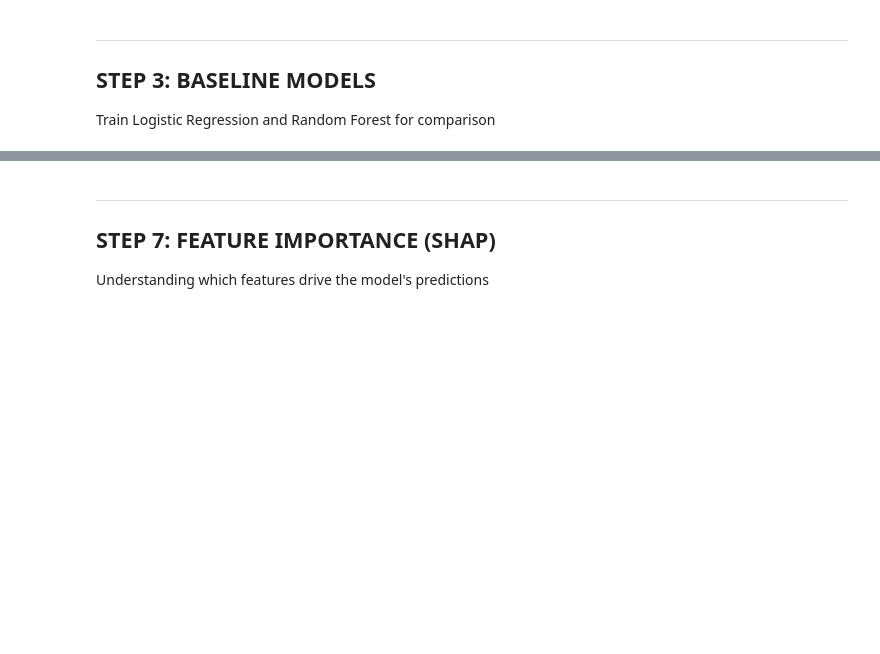
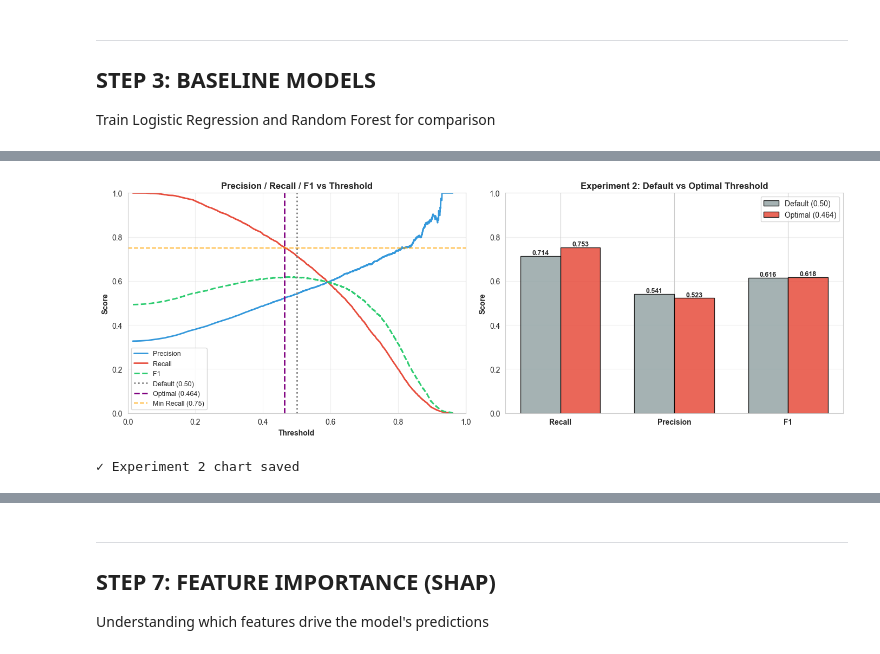
Before and after one commit to Gabriel-mdv/child-stunting-prediction-in-SSAFRICA, a Jupyter notebook: 2_model_training.ipynb, the cells around one changed output, grey strips where cells are left out. Saved outputs shown, nothing was run; the diff lists cells and outputs as text; code cells hidden in the pictures; blank space fills up the shorter version.

```diff
--- a/2_model_training.ipynb
+++ b/2_model_training.ipynb
@@ -641,0 +828,41 @@ print("\n✓ Model comparison chart saved")
+# %%
+# Experiment 2: Precision/Recall/F1 vs Threshold + bar comparison
+y_proba_best = best['y_proba']
+prec_arr, rec_arr, thr_arr = precision_recall_curve(y_test, y_proba_best)
+f1_arr = 2 * prec_arr[:-1] * rec_arr[:-1] / (prec_arr[:-1] + rec_arr[:-1] + 1e-9)
+
+fig, axes = plt.subplots(1, 2, figsize=(14, 5))
+
+ax = axes[0]
+ax.plot(thr_arr, prec_arr[:-1], label='Precision', color='#3498db', lw=2)
+ax.plot(thr_arr, rec_arr[:-1],  label='Recall',    color='#e74c3c', lw=2)
+ax.plot(thr_arr, f1_arr,        label='F1',        color='#2ecc71', lw=2, linestyle='--')
+ax.axvline(0.5,               color='gray',   linestyle=':',  lw=2, label='Default (0.50)')
+ax.axvline(optimal_threshold, color='purple', linestyle='--', lw=2, label=f'Optimal ({optimal_threshold:.3f})')
+ax.axhline(RECALL_TARGET,     color='orange', linestyle='--', lw=1.5, alpha=0.8, label=f'Min Recall ({RECALL_TARGET})')
+ax.set_xlabel('Threshold', fontweight='bold'); ax.set_ylabel('Score', fontweight='bold')
+ax.set_title('Precision / Recall / F1 vs Threshold', fontweight='bold', fontsize=12)
+ax.legend(fontsize=9); ax.grid(alpha=0.3); ax.set_xlim([0,1]); ax.set_ylim([0,1])
+
+ax = axes[1]
+mets = ['Recall', 'Precision', 'F1']
+dv   = [best_default['recall'], best_default['precision'], best_default['f1']]
+ov   = [best['recall'],         best['precision'],         best['f1']]
+x = np.arange(len(mets)); w = 0.35
+b1 = ax.bar(x-w/2, dv, w, label='Default (0.50)',                     color='#95a5a6', alpha=0.85, edgecolor='black')
+b2 = ax.bar(x+w/2, ov, w, label=f'Optimal ({optimal_threshold:.3f})', color='#e74c3c', alpha=0.85, edgecolor='black')
+for bar in list(b1)+list(b2):
+    ax.text(bar.get_x()+bar.get_width()/2, bar.get_height()+0.006,
+            f'{bar.get_height():.3f}', ha='center', fontsize=9, fontweight='bold')
+ax.set_xticks(x); ax.set_xticklabels(mets, fontweight='bold')
+ax.set_ylabel('Score', fontweight='bold')
+ax.set_title('Experiment 2: Default vs Optimal Threshold', fontweight='bold', fontsize=12)
+ax.legend(); ax.set_ylim([0,1]); ax.grid(alpha=0.3, axis='y')
+
+plt.tight_layout()
+plt.savefig(os.path.join(MODELS_DIR, '07_exp2_threshold_comparison.png'), dpi=150, bbox_inches='tight')
+plt.show()
+print("\u2713 Experiment 2 chart saved")
+# %% [output]
+[figure, added]
+✓ Experiment 2 chart saved
```
Also changed, not shown: parts of 40 cells of this notebook, 14 other files.
